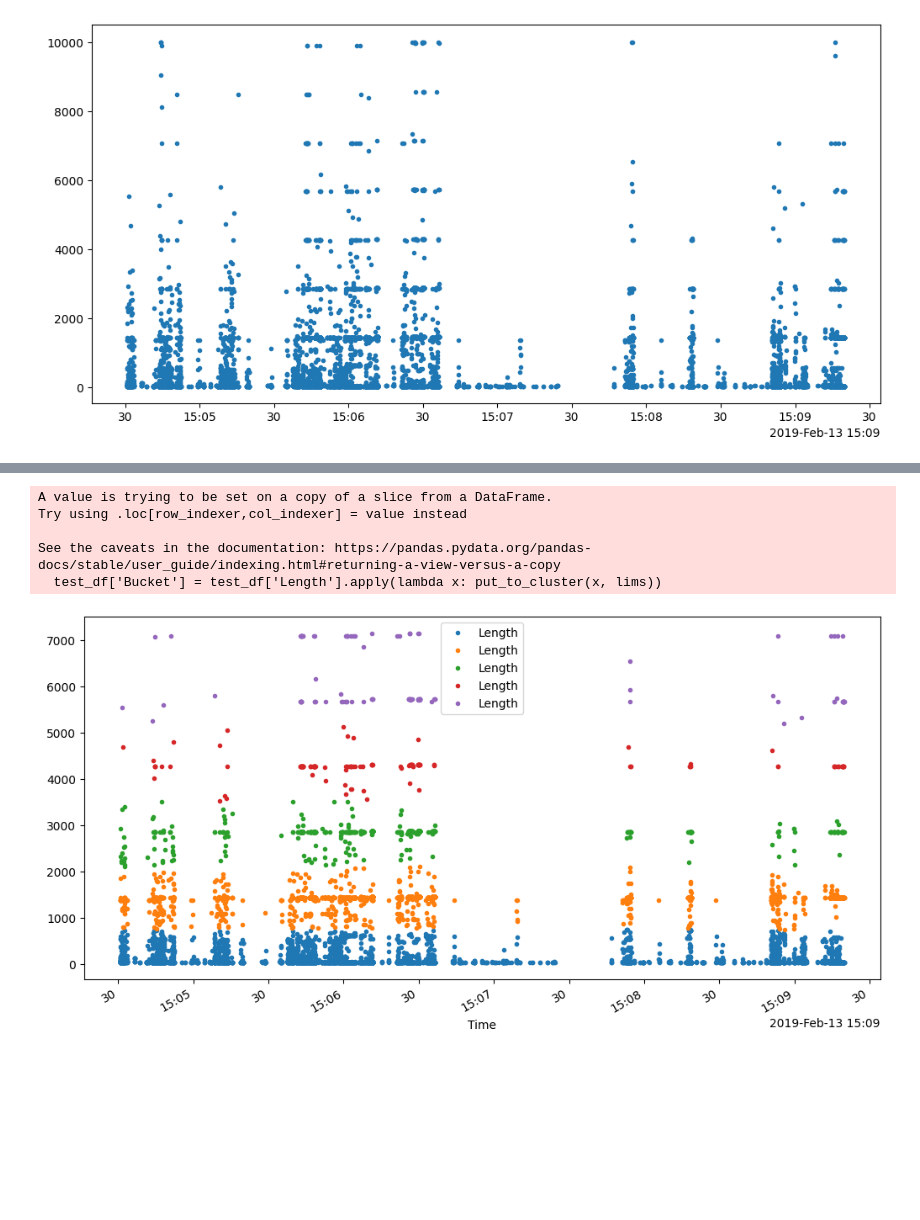
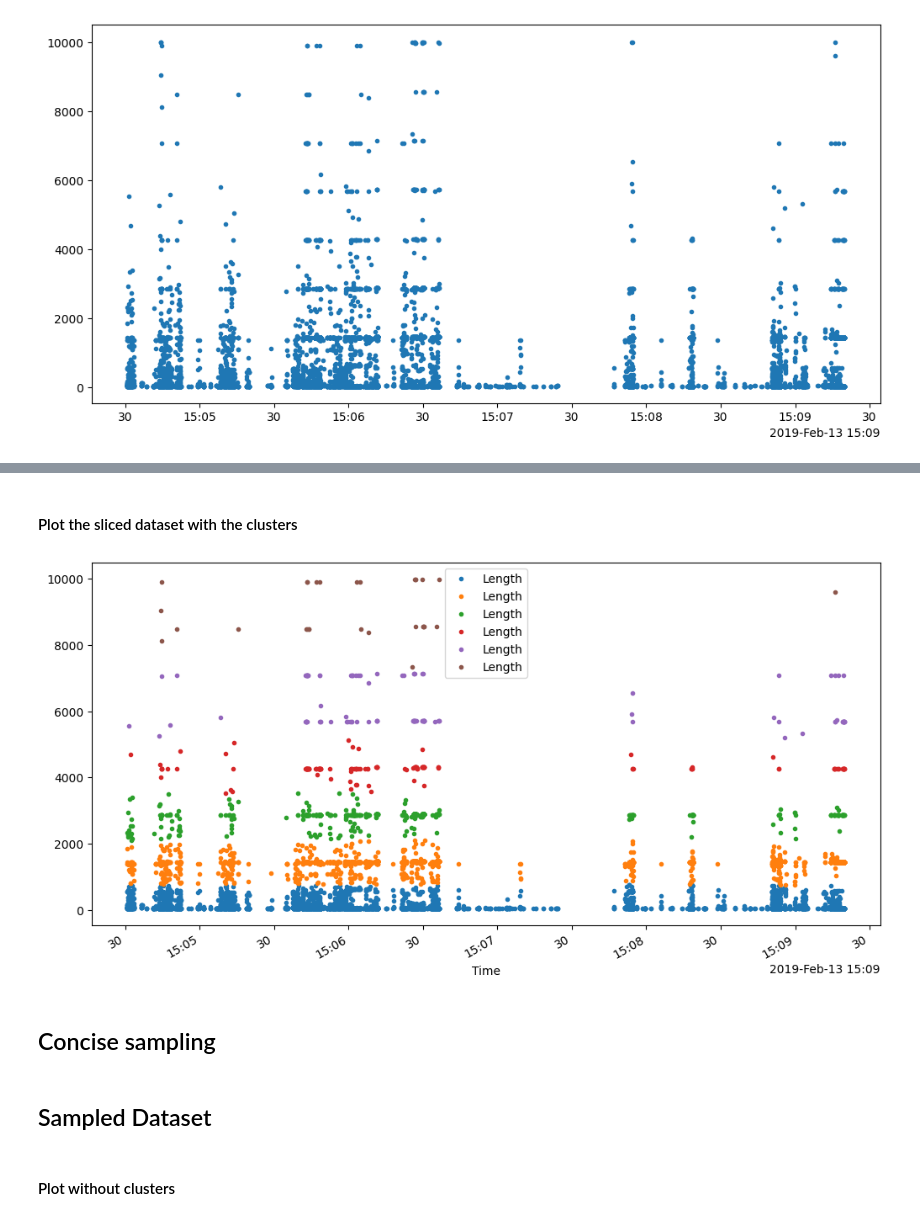
Before and after one commit to Vaggelis-Malandrakis/streaming_sampling, a Jupyter notebook: sampling_notebooks/Jenks natural breaks optimization.ipynb, the cells around one changed output, grey strips where cells are left out. Drawn from its saved outputs; the diff is of its cells as text; code cells hidden in the pictures; blank space fills up the shorter version.

```diff
--- a/sampling_notebooks/Jenks natural breaks optimization.ipynb
+++ b/sampling_notebooks/Jenks natural breaks optimization.ipynb
@@ -34,6 +42,6 @@ test_df = test_df.iloc[800:10800]
 # %%
-x = test_df['Time']
-y = test_df['Length']
+x = sliced_df['Time']
+y = sliced_df['Length']
 
 fig, axs = plt.subplots(1, 1, constrained_layout=True, figsize=(10, 5))
 locator = mdates.AutoDateLocator(minticks=10, maxticks=20)
@@ -49,3 +61,2 @@ plt.show()
 # %%
-%%time
-lims = jenks(y, 6)
+cluster_limits = jenks(y, 6)
@@ -55,30 +63,29 @@ Wall time: 476 ms
 # %%
-def put_to_cluster(value, lims):
+# function to help up assign clusters
+def put_to_cluster(value, cluster_limits):
     cluster_index = 0
-    for i in range(len(lims) - 1):
-        upper = lims[i]
+    for i in range(len(cluster_limits)):
+        upper = cluster_limits[i]
         if value < upper:
             return cluster_index
         cluster_index += 1
 # %%
-test_df['Bucket'] = test_df['Length'].apply(lambda x: put_to_cluster(x, lims))
+# assign records of the sliced dataset in clusters
+sliced_df['Bucket'] = sliced_df['Length'].apply(lambda x: put_to_cluster(x, cluster_limits))
-# %% [output]
-A value is trying to be set on a copy of a slice from a DataFrame.
-Try using .loc[row_indexer,col_indexer] = value instead
-
-See the caveats in the documentation: https://pandas.pydata.org/pandas-docs/stable/user_guide/indexing.html#returning-a-view-versus-a-copy
-  test_df['Bucket'] = test_df['Length'].apply(lambda x: put_to_cluster(x, lims))
+# %% [markdown]
+#### Plot the sliced dataset with the clusters
 # %%
 fig, axs = plt.subplots(1, 1, constrained_layout=True, figsize=(10, 5))
 locator = mdates.AutoDateLocator(minticks=10, maxticks=20)
 formatter = mdates.ConciseDateFormatter(locator)
 axs.xaxis.set_major_locator(locator)
 axs.xaxis.set_major_formatter(formatter)
 
-bucket_names = test_df.Bucket.unique()
-test_df.reset_index().groupby('Bucket').plot(x='Time', y='Length', ax=axs, alpha = 1, linestyle = '-', linewidth = 0, marker = 'o', markersize = 3)
+sliced_df.reset_index().groupby('Bucket').plot(x='Time', y='Length', ax=axs, alpha = 1, linestyle = '-', linewidth = 0, marker = 'o', markersize = 3)
 
 plt.show()
 # %% [output]
-[figure, old version]
+[figure, new version]
+# %% [markdown]
+## Concise sampling
 # %%
@@ -153,6 +162,10 @@ def concise_sampling(event):
     return idx_list, res_list, real_idx_list
 # %%
 idx_list, res_list, real_idx_list = concise_sampling(event_list)
+# %% [markdown]
+## Sampled Dataset
+# %% [markdown]
+#### Plot without clusters
 # %%
 fig, axs = plt.subplots(1, 1, constrained_layout=True, figsize=(10, 5))
 locator = mdates.AutoDateLocator(minticks=10, maxticks=20)
```
Also changed, not shown: parts of 55 cells of this notebook.
